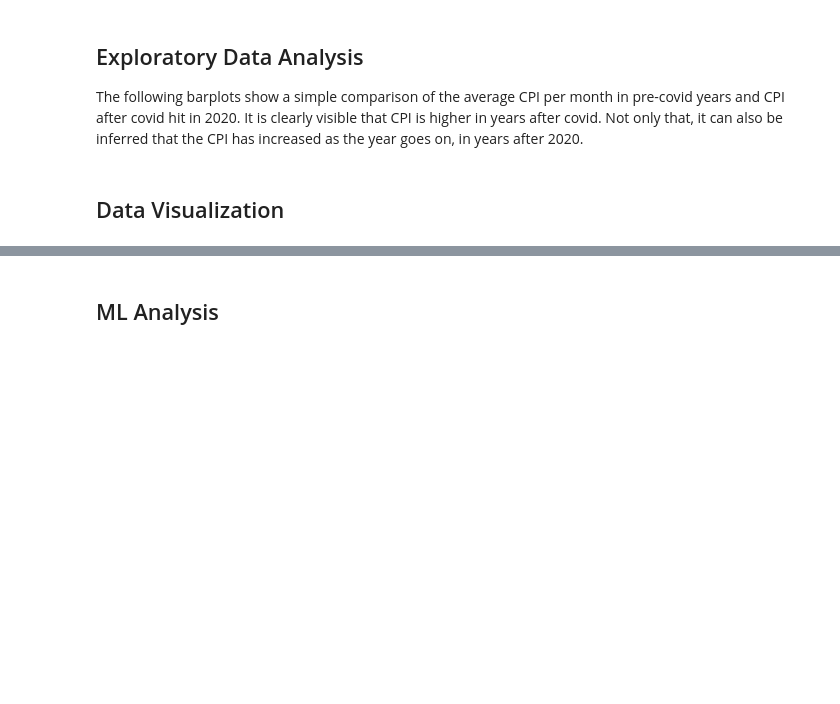
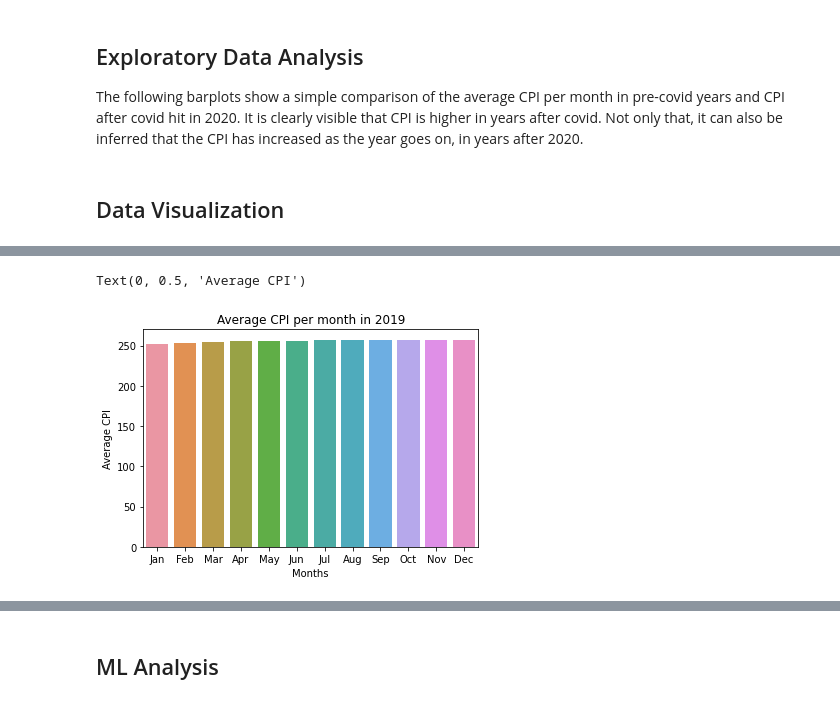
Before and after one commit to shahkaran53527/CPI-Data-Analysis, a Jupyter notebook: progress_report.ipynb, the cells around one changed output, grey strips where cells are left out. Saved outputs shown, nothing was run; the diff lists cells and outputs as text; code cells hidden in the pictures; blank space fills up the shorter version.

```diff
--- a/progress_report.ipynb
+++ b/progress_report.ipynb
@@ -52 +55,13 @@ sns.barplot(data = pre_covid_yrs).set(title='Average CPI per month before COVID'
+# %%
+cpi_2019 = data[(data['Year'] == '2019')].astype(float)
+
+cpi_2019.drop('Year', axis=1, inplace=True)
+
+p = sns.barplot(data = cpi_2019)
+p.set(title='Average CPI per month in 2019')
+p.set_xlabel("Months")
+p.set_ylabel("Average CPI")
+# %% [output]
+Text(0, 0.5, 'Average CPI')
+[figure, added]
 # %%
```
Also changed, not shown: parts of 2 cells of this notebook.
